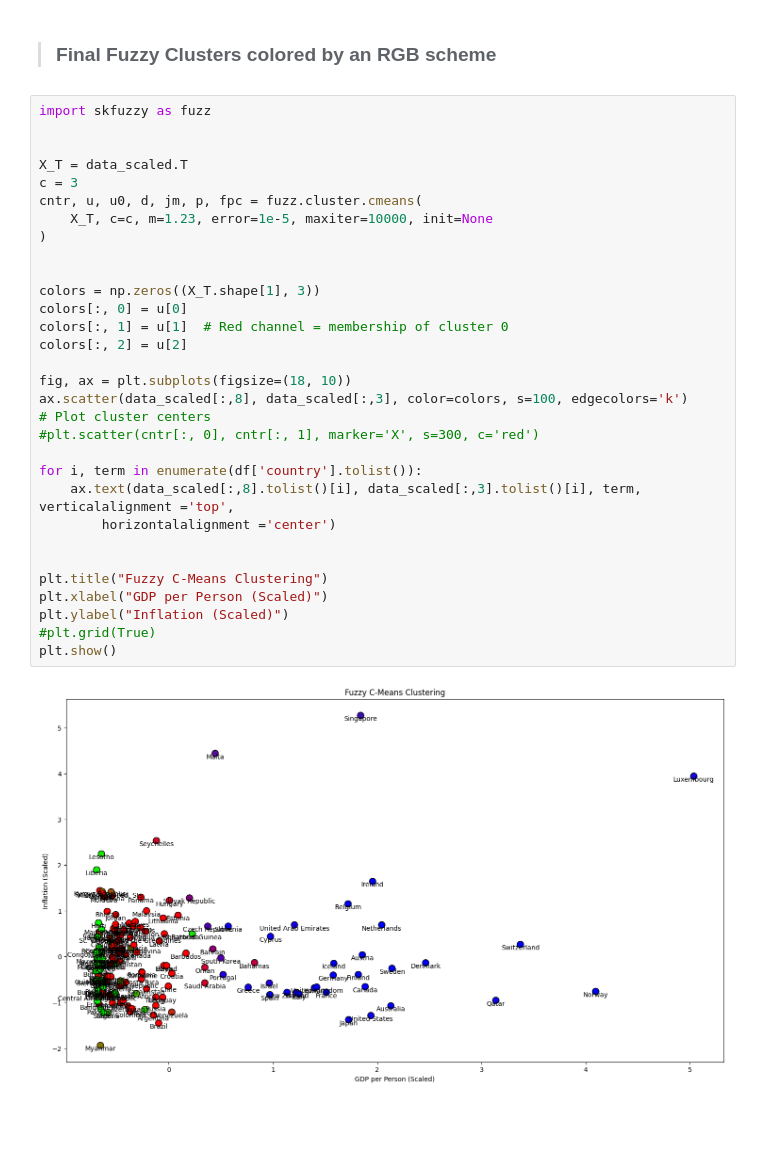
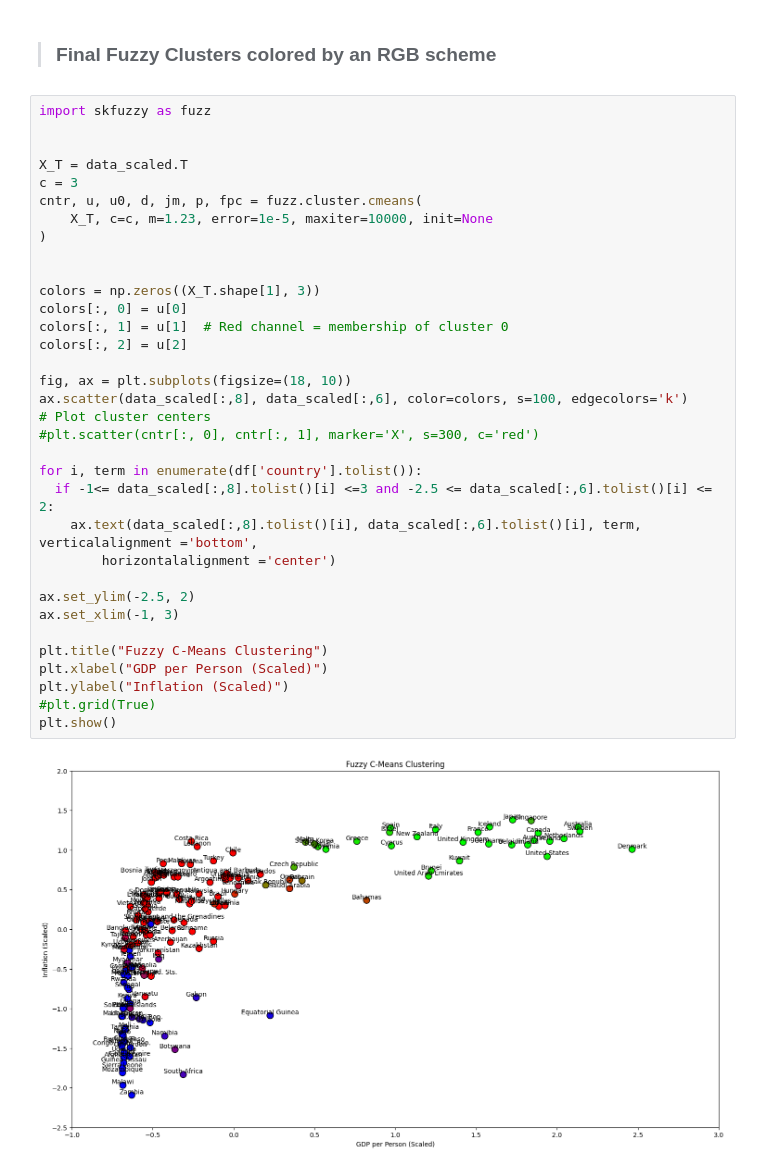
Before and after one commit to SubhraSMukherjee/Soft_Segmentation, a Jupyter notebook: Kohonen_Maps.ipynb, the cells around one changed output. Saved outputs shown, nothing was run; the diff lists cells and outputs as text; blank space fills up the shorter version.

```diff
--- a/Kohonen_Maps.ipynb
+++ b/Kohonen_Maps.ipynb
@@ -264,33 +264,36 @@ Successfully installed scikit-fuzzy-0.5.0
 # %%
 import skfuzzy as fuzz
 
 
 X_T = data_scaled.T
 c = 3
 cntr, u, u0, d, jm, p, fpc = fuzz.cluster.cmeans(
     X_T, c=c, m=1.23, error=1e-5, maxiter=10000, init=None
 )
 
 
 colors = np.zeros((X_T.shape[1], 3))
 colors[:, 0] = u[0]
 colors[:, 1] = u[1]  # Red channel = membership of cluster 0
 colors[:, 2] = u[2]
 
 fig, ax = plt.subplots(figsize=(18, 10))
-ax.scatter(data_scaled[:,8], data_scaled[:,3], color=colors, s=100, edgecolors='k')
+ax.scatter(data_scaled[:,8], data_scaled[:,6], color=colors, s=100, edgecolors='k')
 # Plot cluster centers
 #plt.scatter(cntr[:, 0], cntr[:, 1], marker='X', s=300, c='red')
 
 for i, term in enumerate(df['country'].tolist()):
-    ax.text(data_scaled[:,8].tolist()[i], data_scaled[:,3].tolist()[i], term, verticalalignment ='top',
+  if -1<= data_scaled[:,8].tolist()[i] <=3 and -2.5 <= data_scaled[:,6].tolist()[i] <= 2:
+    ax.text(data_scaled[:,8].tolist()[i], data_scaled[:,6].tolist()[i], term, verticalalignment ='bottom',
         horizontalalignment ='center')
 
+ax.set_ylim(-2.5, 2)
+ax.set_xlim(-1, 3)
 
 plt.title("Fuzzy C-Means Clustering")
 plt.xlabel("GDP per Person (Scaled)")
 plt.ylabel("Inflation (Scaled)")
 #plt.grid(True)
 plt.show()
 # %% [output]
-[figure, old version]
+[figure, new version]
```
